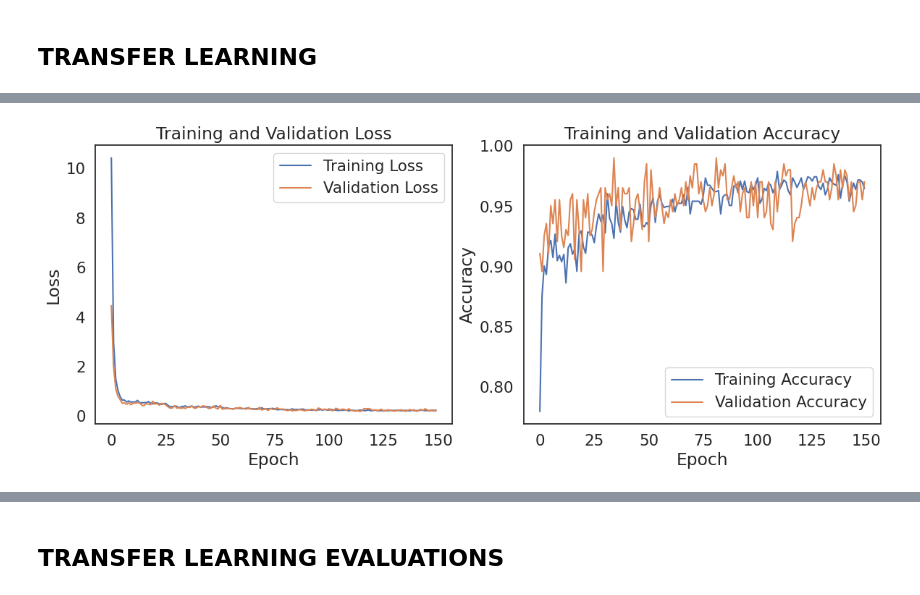
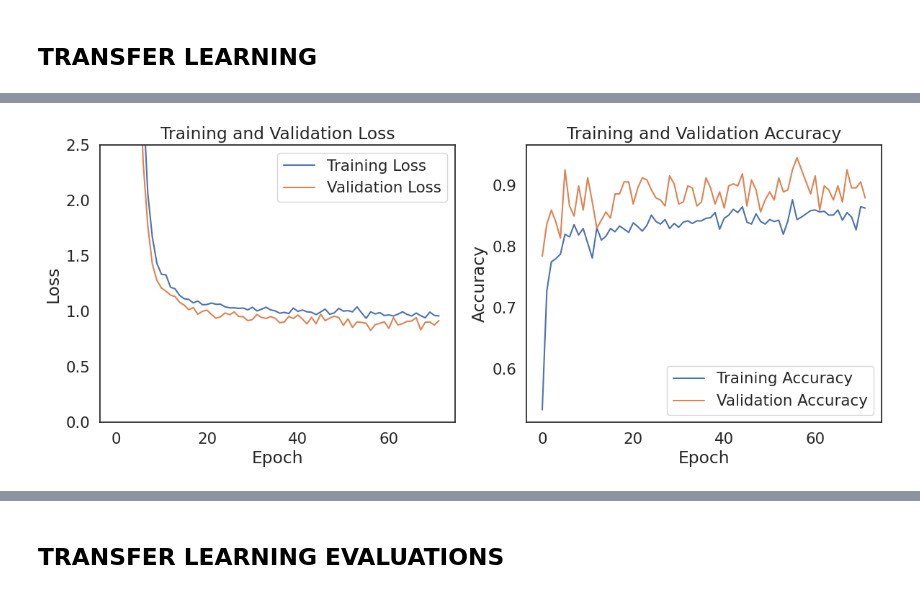
Before and after one commit to Smrevilo/ANNDL-Challenges, a Jupyter notebook: Challenge_1/Model_Training.ipynb, the cells around one changed output, grey strips where cells are left out. Cells and saved outputs as stored; diff of their text form; code cells hidden in the pictures.

```diff
--- a/Challenge_1/Model_Training.ipynb
+++ b/Challenge_1/Model_Training.ipynb
@@ -195,7 +195,7 @@ Steps per epoch:  142
 # %%
 # Custom implementation of ReduceLROnPlateau
 class CustomReduceLROnPlateau(tf.keras.callbacks.Callback):
-    def __init__(self, monitor='val_binary_accuracy', factor=0.33, patience=20, min_lr=1e-8, verbose=1):
+    def __init__(self, monitor='val_categorical_accuracy', factor=0.33, patience=20, min_lr=1e-8, verbose=1):
         super(CustomReduceLROnPlateau, self).__init__()
         self.monitor = monitor
         self.factor = factor
@@ -360,7 +312,7 @@ class CustomAugmentLayer(tfk.layers.Layer):
 def create_model(shape=input_shape, n_labels=output_shape, convnext_trainable=False, #standard definitions
                  n_dense_layers=1, initial_dense_neurons=1024, min_neurons=64, # architecture definitions
                  include_dropout=False, dropout_rate=0.3, l2_lambda=0, # against overfitting
-                 learning_rate=6e-4):
+                 learning_rate=1e-4):
 
     # Seed for reproducibility
     tf.random.set_seed(seed)
@@ -400,7 +352,6 @@ def create_model(shape=input_shape, n_labels=output_shape, convnext_trainable=Fa
     # Compile the model
     loss = tfk.losses.CategoricalCrossentropy()
     # Metrics definition
-    #weighted_macro_f1 = WeightedMacroF1Score(num_classes=n_labels)
     METRICS = [tfk.metrics.CategoricalAccuracy()]
     optimizer = tfk.optimizers.AdamW(learning_rate, weight_decay=l2_lambda)
 
@@ -413,11 +364,11 @@ def create_model(shape=input_shape, n_labels=output_shape, convnext_trainable=Fa
 # %%
 # Best values found so far
 n_dense_layers = 2
-dropout_rate = 0.35
+dropout_rate = 0.48
 include_dropout = True
-l2_lambda = 1e-2
+l2_lambda = 8e-2
 
-epochs = 350
+epochs = 150
 # %%
 # Build the model with specified input and output shapes
 with strategy.scope():
@@ -449,7 +400,7 @@ Model: "TF-CNN"
  Non-trainable params: 348,147,968 (1.30 GB)
 # %%
 # Define the patience value for early stopping
-patience = 35
+patience = 15
 
 # Create an EarlyStopping callback
 early_stopping = tfk.callbacks.EarlyStopping(
@@ -459,7 +410,7 @@ early_stopping = tfk.callbacks.EarlyStopping(
     restore_best_weights=True
 )
 
-lr_reducer = CustomReduceLROnPlateau(monitor='val_loss', factor=0.5, patience=25, min_lr=1e-8)
+lr_reducer = CustomReduceLROnPlateau(monitor='val_categorical_accuracy', factor=0.5, patience=10, min_lr=1e-8)
 plot_callback = RealTimePlot()
 
 # Store the callback in a list
@@ -467,12 +418,11 @@ callbacks = [early_stopping, plot_callback, lr_reducer, DisplayLearningRateCallb
 # %%
 # Train the model with early stopping callback
 history = model.fit(
     train_dataset,
     epochs=epochs,
     steps_per_epoch=steps_per_epoch,
     validation_data=val_dataset,
-    shuffle=True,
     callbacks=callbacks
 ).history
 # %% [output]
-[figure, old version]
+[figure, new version]
```
Also changed, not shown: parts of 14 cells of this notebook.
